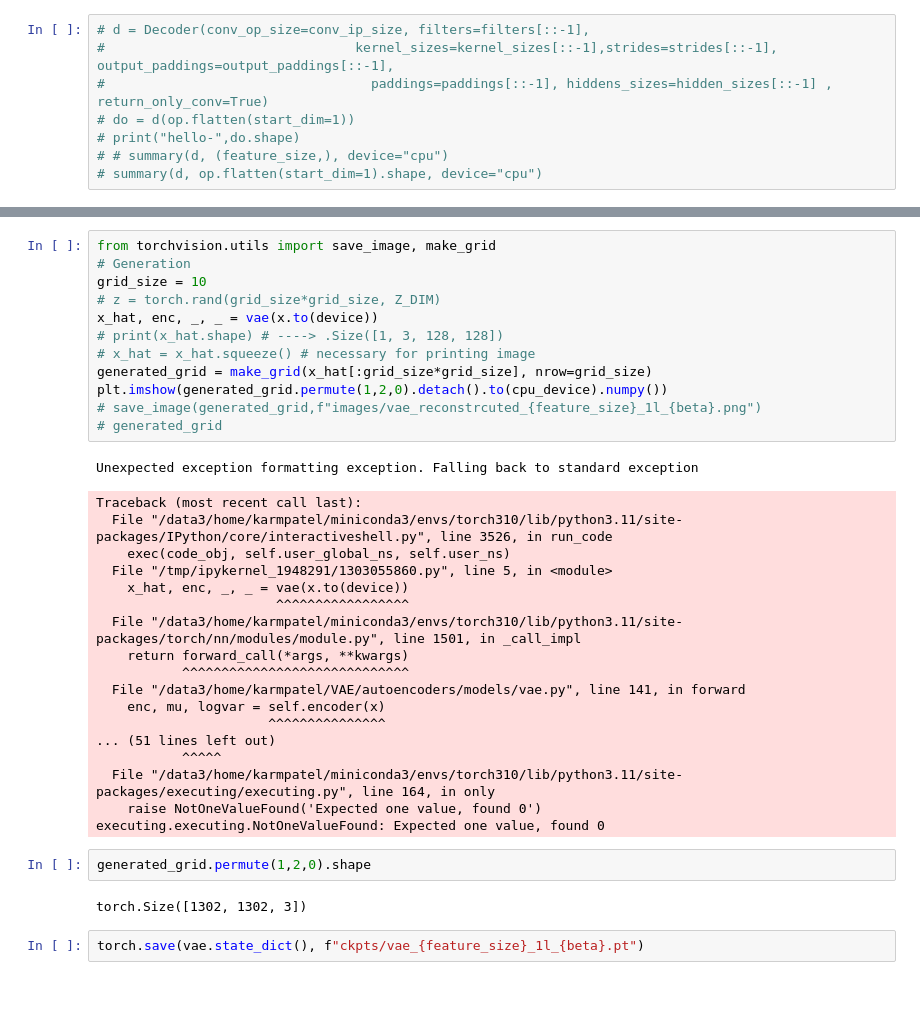
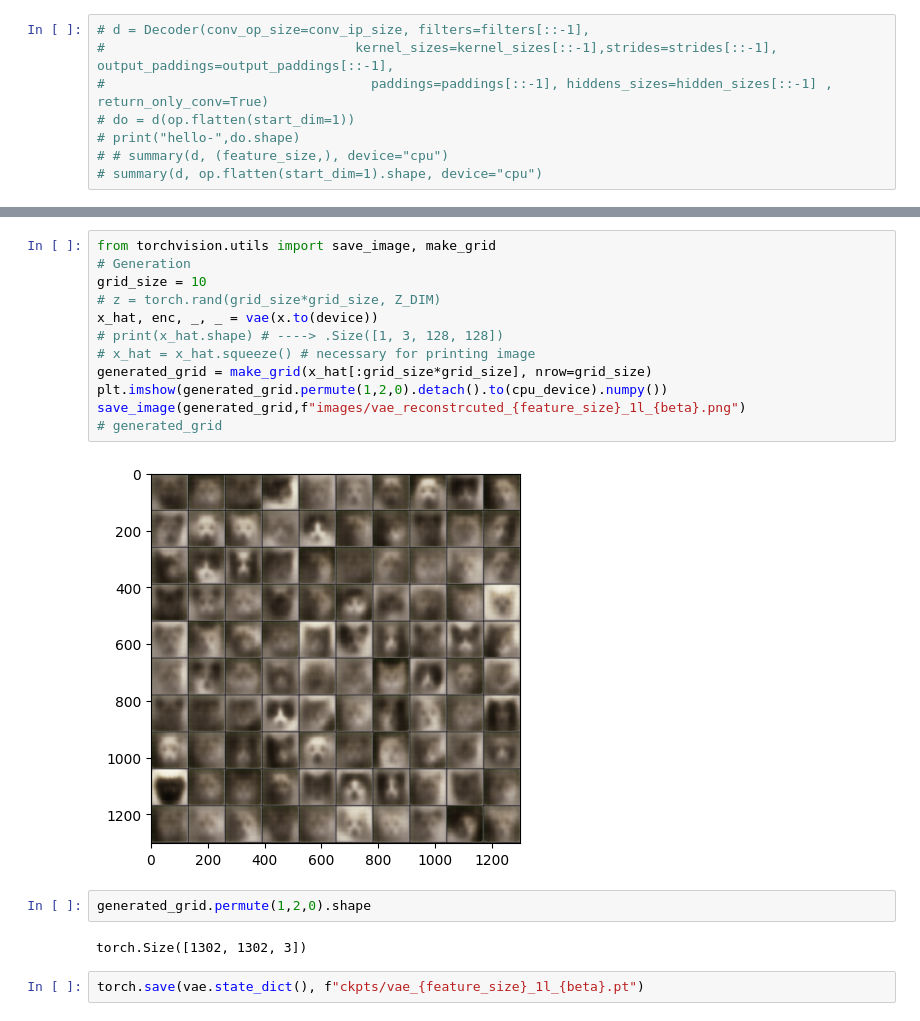
Before and after one commit to karm-patel/VAE, a Jupyter notebook: autoencoders/vae.ipynb, the cells around one changed output, grey strips where cells are left out. Cells and saved outputs as stored; diff of their text form; blank space fills up the shorter version.

```diff
--- a/autoencoders/vae.ipynb
+++ b/autoencoders/vae.ipynb
@@ -274,38 +222,21 @@ plt.imshow(generated_grid.permute(1,2,0).detach().to(cpu_device).numpy())
 # %%
 from torchvision.utils import save_image, make_grid
 # Generation
 grid_size = 10
 # z = torch.rand(grid_size*grid_size, Z_DIM)
 x_hat, enc, _, _ = vae(x.to(device))
 # print(x_hat.shape) # ----> .Size([1, 3, 128, 128])
 # x_hat = x_hat.squeeze() # necessary for printing image
 generated_grid = make_grid(x_hat[:grid_size*grid_size], nrow=grid_size)
 plt.imshow(generated_grid.permute(1,2,0).detach().to(cpu_device).numpy())
-# save_image(generated_grid,f"images/vae_reconstrcuted_{feature_size}_1l_{beta}.png")
+save_image(generated_grid,f"images/vae_reconstrcuted_{feature_size}_1l_{beta}.png")
 # generated_grid
 # %% [output]
-Unexpected exception formatting exception. Falling back to standard exception
-Traceback (most recent call last):
-  File "/data3/home/karmpatel/miniconda3/envs/torch310/lib/python3.11/site-packages/IPython/core/interactiveshell.py", line 3526, in run_code
-    exec(code_obj, self.user_global_ns, self.user_ns)
-  File "/tmp/ipykernel_1948291/1303055860.py", line 5, in <module>
-    x_hat, enc, _, _ = vae(x.to(device))
-                       ^^^^^^^^^^^^^^^^^
-  File "/data3/home/karmpatel/miniconda3/envs/torch310/lib/python3.11/site-packages/torch/nn/modules/module.py", line 1501, in _call_impl
-    return forward_call(*args, **kwargs)
-           ^^^^^^^^^^^^^^^^^^^^^^^^^^^^^
-  File "/data3/home/karmpatel/VAE/autoencoders/models/vae.py", line 141, in forward
-    enc, mu, logvar = self.encoder(x)
-                      ^^^^^^^^^^^^^^^
-... (51 lines left out)
-           ^^^^^
-  File "/data3/home/karmpatel/miniconda3/envs/torch310/lib/python3.11/site-packages/executing/executing.py", line 164, in only
-    raise NotOneValueFound('Expected one value, found 0')
-executing.executing.NotOneValueFound: Expected one value, found 0
+[figure, added]
-# %%
-generated_grid.permute(1,2,0).shape
-# %% [output]
-torch.Size([1302, 1302, 3])
+# %%
+generated_grid.permute(1,2,0).shape
+# %% [output]
+torch.Size([1302, 1302, 3])
 # %%
 torch.save(vae.state_dict(), f"ckpts/vae_{feature_size}_1l_{beta}.pt")
 # %%
```
Also changed, not shown: parts of 12 cells of this notebook, 12 other files.
